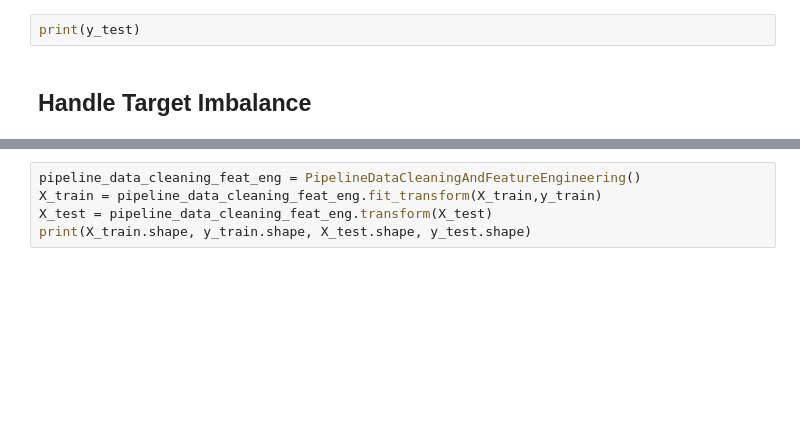
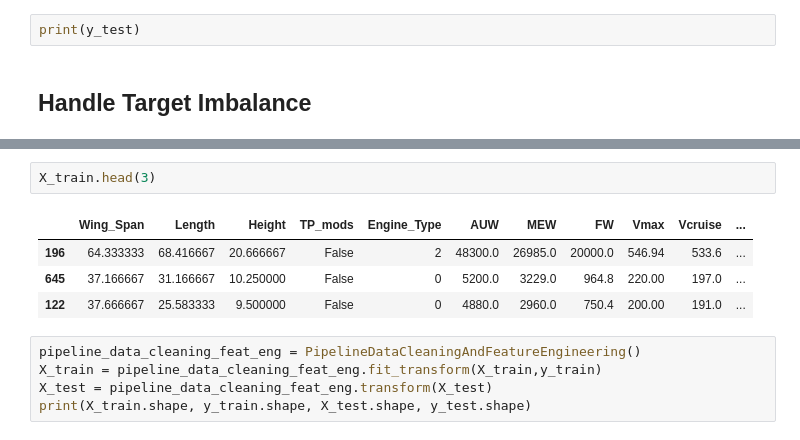
Before and after one commit to johnrearden/pa-data-driven-design, a Jupyter notebook: jupyter_notebooks/6_modeling_and_evaluation-predict_engine_type.ipynb, the cells around one changed output, grey strips where cells are left out. Cells and saved outputs as stored; diff of their text form; blank space fills up the shorter version.

```diff
--- a/jupyter_notebooks/6_modeling_and_evaluation-predict_engine_type.ipynb
+++ b/jupyter_notebooks/6_modeling_and_evaluation-predict_engine_type.ipynb
@@ -229,6 +265,13 @@ We already see upfront on the Kaggle site for this data that the 'Multi Engine'
 
 
 <img src="/workspace/data-driven-design/images_notebook/cat_data_distr_kaggle.png" alt="Information on three categorical features showing the degree of target imbalance" height="200" />
+# %%
+X_train.head(3)
+# %% [output]
+|  | Wing_Span | Length | Height | TP_mods | Engine_Type | AUW | MEW | FW | Vmax | Vcruise | ... |
+| 196 | 64.333333 | 68.416667 | 20.666667 | False | 2 | 48300.0 | 26985.0 | 20000.0 | 546.94 | 533.6 | ... |
+| 645 | 37.166667 | 31.166667 | 10.250000 | False | 0 | 5200.0 | 3229.0 | 964.8 | 220.00 | 197.0 | ... |
+| 122 | 37.666667 | 25.583333 | 9.500000 | False | 0 | 4880.0 | 2960.0 | 750.4 | 200.00 | 191.0 | ... |
 # %%
 pipeline_data_cleaning_feat_eng = PipelineDataCleaningAndFeatureEngineering()
 X_train = pipeline_data_cleaning_feat_eng.fit_transform(X_train,y_train)
```
Also changed, not shown: parts of 12 cells of this notebook, 1 other file.
